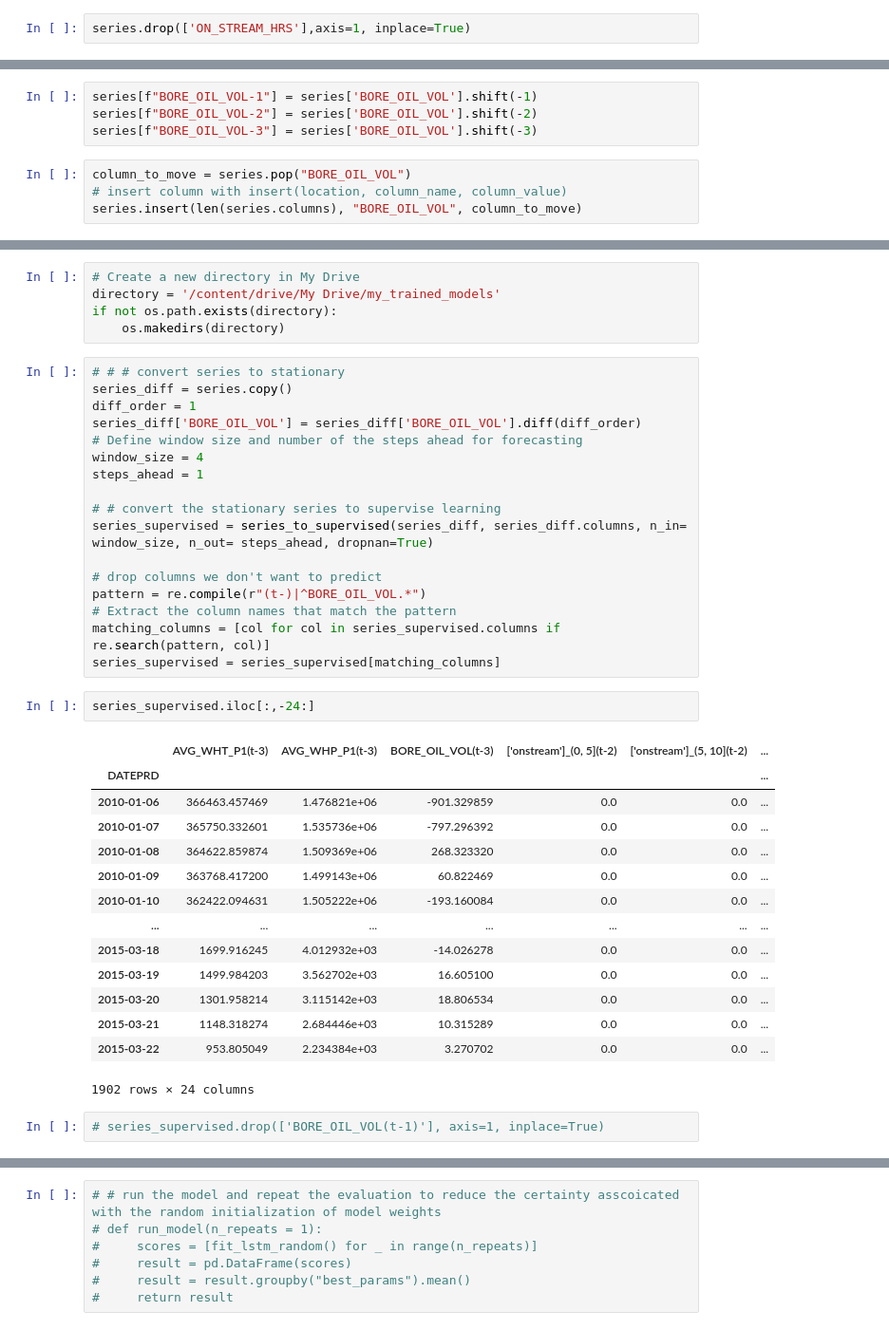
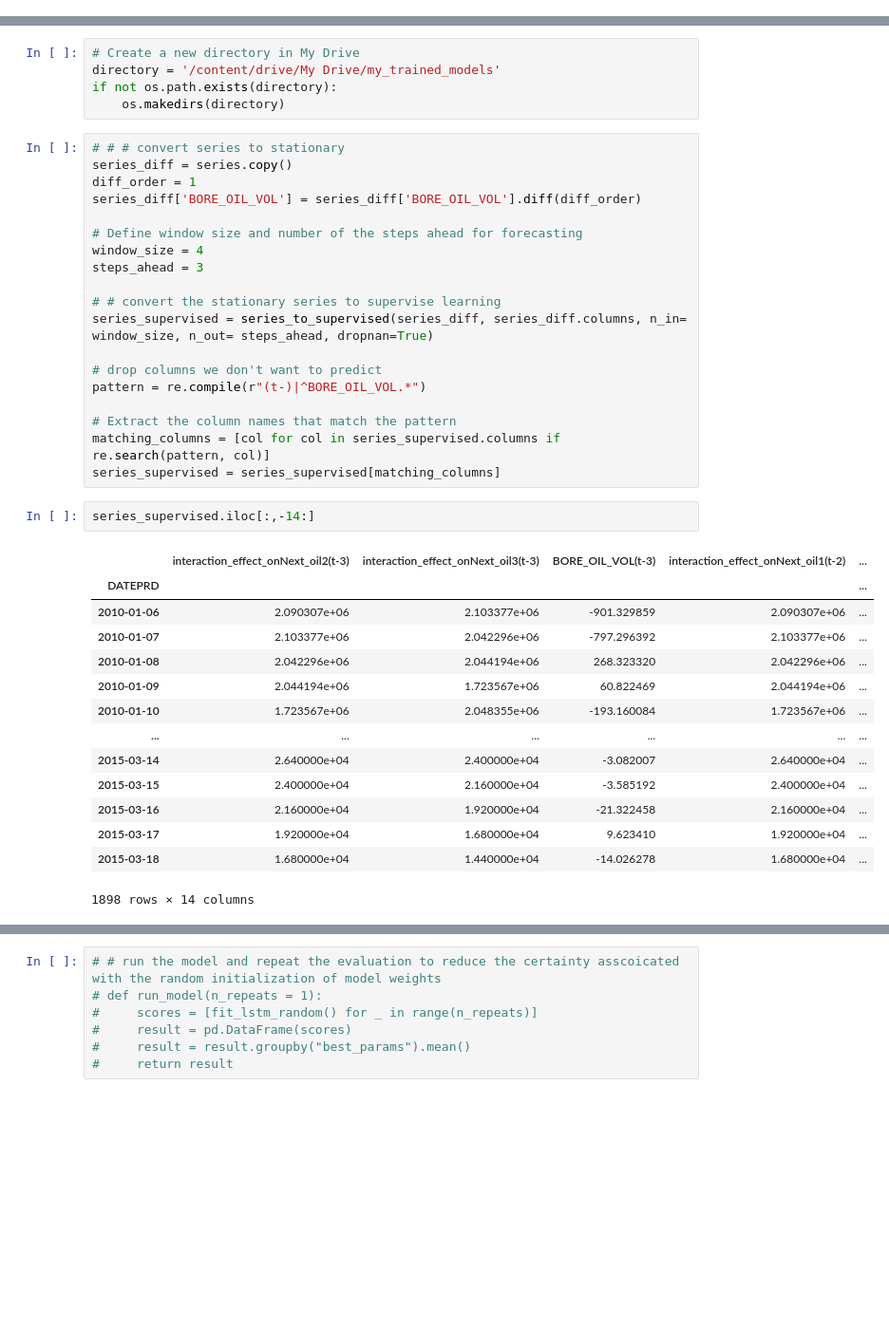
Before and after one commit to ashrafalaghbari/GA-TCN-LSTM, a Jupyter notebook: optimal_TCN_single_step.ipynb, the cells around one changed output, grey strips where cells are left out. Shown at 95% size. Saved outputs shown, nothing was run; the diff lists cells and outputs as text; blank space fills up the shorter version.

```diff
--- a/optimal_TCN_single_step.ipynb
+++ b/optimal_TCN_single_step.ipynb
@@ -192,2 +160,0 @@ series
-# %%
-series.drop(['ON_STREAM_HRS'],axis=1, inplace=True)
@@ -222,11 +161,3 @@ series_supervised.insert(steps_ahead*len(series.columns) -1, "BORE_OIL_VOL(t-1)"
-# %%
-series[f"BORE_OIL_VOL-1"] = series['BORE_OIL_VOL'].shift(-1)
-series[f"BORE_OIL_VOL-2"] = series['BORE_OIL_VOL'].shift(-2)
-series[f"BORE_OIL_VOL-3"] = series['BORE_OIL_VOL'].shift(-3)
-# %%
-column_to_move = series.pop("BORE_OIL_VOL")
-# insert column with insert(location, column_name, column_value)
-series.insert(len(series.columns), "BORE_OIL_VOL", column_to_move)
 # %%
 series
 # %% [output]
@@ -254,37 +185,37 @@ if not os.path.exists(directory):
 series_diff = series.copy()
 diff_order = 1
 series_diff['BORE_OIL_VOL'] = series_diff['BORE_OIL_VOL'].diff(diff_order)
+
 # Define window size and number of the steps ahead for forecasting
 window_size = 4
-steps_ahead = 1
+steps_ahead = 3
 
 # # convert the stationary series to supervise learning
 series_supervised = series_to_supervised(series_diff, series_diff.columns, n_in= window_size, n_out= steps_ahead, dropnan=True)
 
 # drop columns we don't want to predict
 pattern = re.compile(r"(t-)|^BORE_OIL_VOL.*")
+
 # Extract the column names that match the pattern
 matching_columns = [col for col in series_supervised.columns if re.search(pattern, col)]
 series_supervised = series_supervised[matching_columns]
 # %%
-series_supervised.iloc[:,-24:]
+series_supervised.iloc[:,-14:]
 # %% [output]
-|  | AVG_WHT_P1(t-3) | AVG_WHP_P1(t-3) | BORE_OIL_VOL(t-3) | ['onstream']_(0, 5](t-2) | ['onstream']_(5, 10](t-2) | ... |
-| DATEPRD |  |  |  |  |  | ... |
-| 2010-01-06 | 366463.457469 | 1.476821e+06 | -901.329859 | 0.0 | 0.0 | ... |
-| 2010-01-07 | 365750.332601 | 1.535736e+06 | -797.296392 | 0.0 | 0.0 | ... |
-| 2010-01-08 | 364622.859874 | 1.509369e+06 | 268.323320 | 0.0 | 0.0 | ... |
-| 2010-01-09 | 363768.417200 | 1.499143e+06 | 60.822469 | 0.0 | 0.0 | ... |
-| 2010-01-10 | 362422.094631 | 1.505222e+06 | -193.160084 | 0.0 | 0.0 | ... |
-| ... | ... | ... | ... | ... | ... | ... |
-| 2015-03-18 | 1699.916245 | 4.012932e+03 | -14.026278 | 0.0 | 0.0 | ... |
-| 2015-03-19 | 1499.984203 | 3.562702e+03 | 16.605100 | 0.0 | 0.0 | ... |
-| 2015-03-20 | 1301.958214 | 3.115142e+03 | 18.806534 | 0.0 | 0.0 | ... |
-| 2015-03-21 | 1148.318274 | 2.684446e+03 | 10.315289 | 0.0 | 0.0 | ... |
-| 2015-03-22 | 953.805049 | 2.234384e+03 | 3.270702 | 0.0 | 0.0 | ... |
+|  | interaction_effect_onNext_oil2(t-3) | interaction_effect_onNext_oil3(t-3) | BORE_OIL_VOL(t-3) | interaction_effect_onNext_oil1(t-2) | ... |
+| DATEPRD |  |  |  |  | ... |
+| 2010-01-06 | 2.090307e+06 | 2.103377e+06 | -901.329859 | 2.090307e+06 | ... |
+| 2010-01-07 | 2.103377e+06 | 2.042296e+06 | -797.296392 | 2.103377e+06 | ... |
+| 2010-01-08 | 2.042296e+06 | 2.044194e+06 | 268.323320 | 2.042296e+06 | ... |
+| 2010-01-09 | 2.044194e+06 | 1.723567e+06 | 60.822469 | 2.044194e+06 | ... |
+| 2010-01-10 | 1.723567e+06 | 2.048355e+06 | -193.160084 | 1.723567e+06 | ... |
+| ... | ... | ... | ... | ... | ... |
+| 2015-03-14 | 2.640000e+04 | 2.400000e+04 | -3.082007 | 2.640000e+04 | ... |
+| 2015-03-15 | 2.400000e+04 | 2.160000e+04 | -3.585192 | 2.400000e+04 | ... |
+| 2015-03-16 | 2.160000e+04 | 1.920000e+04 | -21.322458 | 2.160000e+04 | ... |
+| 2015-03-17 | 1.920000e+04 | 1.680000e+04 | 9.623410 | 1.920000e+04 | ... |
+| 2015-03-18 | 1.680000e+04 | 1.440000e+04 | -14.026278 | 1.680000e+04 | ... |
-1902 rows × 24 columns
+1898 rows × 14 columns
-# %%
-# series_supervised.drop(['BORE_OIL_VOL(t-1)'], axis=1, inplace=True)
 # %%
 # # split into train and test sets
 n_features = int((len(series_supervised.columns) -steps_ahead)/window_size)
```
Also changed, not shown: parts of 25 cells of this notebook.
